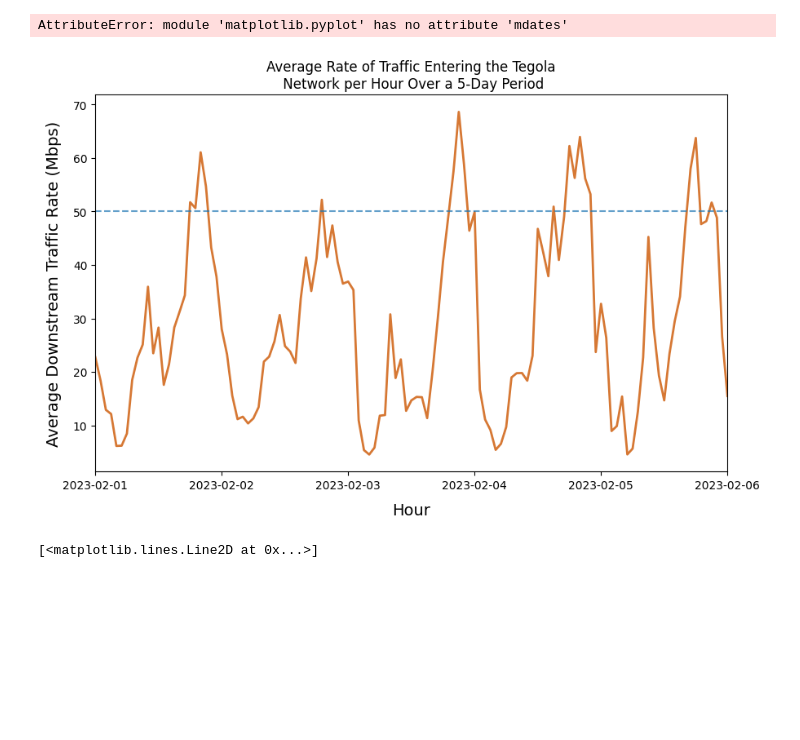
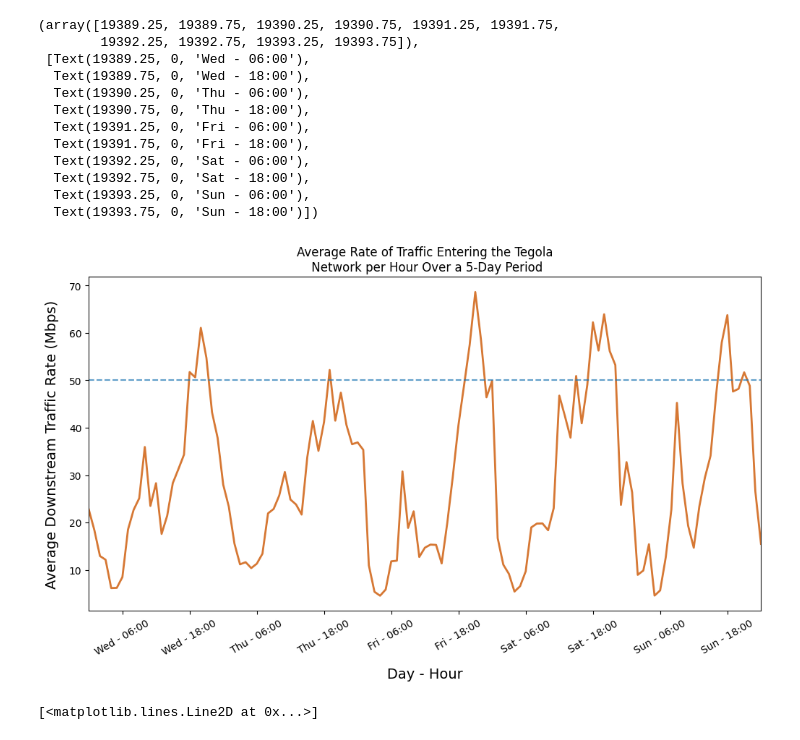
Before and after one commit to tegola-project-2022-23/sdn-routing-design, a Jupyter notebook: tegola/original_work/final_data.ipynb, the cells around one changed output. Cells and saved outputs as stored; diff of their text form; code cells hidden in the pictures; blank space fills up the shorter version.

```diff
--- a/tegola/original_work/final_data.ipynb
+++ b/tegola/original_work/final_data.ipynb
@@ -19,14 +19,11 @@ class Request:
         self.password = "ci5WeJoh"
 
         # Router -> Internet IDs
-        self.rti_ids = [["47072", "47073", "47068", "47061"], ["47707", "47722", "47711"], ["45623"], ["46494"], ["46640", "46641"],
-           ["46131"], ["52250", "44809", "44811", "48758", "48759", "48760", "48761"],
-           ["46367", "46359", "46362", "46365", "46366"], ["45626", "45625", "45639"]]
+        # order: mhi,blo,cor,pho,bco,smo,cam,usgr,ssh,lsgr
+        self.rti_ids = [["47072", "47073", "47068", "47061"], ["46494"], ["46640", "46641"], ["52250", "44809", "44811", "48758", "48759", "48760", "48761"], ["46367", "46359", "46362", "46365", "46366"], ["47707", "47722", "47711"], ["46131"], ["45626", "45625", "45639"], ["45623"]]
 
         # Internet -> Router IDs
-        self.itr_ids = [["47123", "47124", "47119", "47112"], ["47851", "47866", "47855"], ["45791"], ["46539"], ["46682", "46683"],
-           ["46074"], ["44896", "44898", "48803", "48804", "48805", "48806", "52256"],
-           ["46404", "46407", "46410", "46411", "46412"], ["45794", "45793", "45807"]]
+        self.itr_ids = [["47123", "47124", "47119", "47112"], ["46539"], ["46682", "46683"], ["44896", "44898", "48803", "48804", "48805", "48806", "52256"], ["46404", "46407", "46410", "46411", "46412"], ["47851", "47866", "47855"], ["46074"], ["45794", "45793", "45807"], ["45791"]]
 
         self.mhi_gateway_upstream_id = "47118"
         self.mhi_gateway_downstream_id = "47067"
@@ -91,29 +88,42 @@ gateway_dataset = [req.build(start_date, end_date, id) for id in req.gateway_id_
 # %%
 # Clean and plot the data for 5-day period
 import matplotlib.dates as mdates
-
+times = np.arange(1675231200, 1675641600, 43200)
 gateway_df = pd.DataFrame()
 gateway_df["time"] = pd.DataFrame.from_records(gateway_dataset[0])["clock"]
 i = 0
 for item in gateway_dataset:
     df_temp = pd.DataFrame.from_records(item)
     gateway_df[str(i)] = df_temp["value_avg"].astype(int) * 0.000001
     i += 1
 gateway_df["4"] = gateway_df.loc[:,['2','3']].sum(axis=1)
 gateway_df["5"] = gateway_df["time"].apply(lambda x: datetime.datetime.fromtimestamp(int(x)))
 xmin = datetime.datetime.fromtimestamp(1675209600)
 xmax = datetime.datetime.fromtimestamp(1675641600)
-fig, ax = plt.subplots(1, 1, figsize=(10,6))
+fig, ax = plt.subplots(1, 1, figsize=(12,6))
 ax.plot(gateway_df["5"], gateway_df["4"], color="chocolate", alpha = 0.9, linewidth = 2)
 ax.hlines(50, xmin, xmax, linestyle = 'dashed', alpha = 0.7)
 ax.set_ylabel("Average Downstream Traffic Rate (Mbps)", fontsize=14, labelpad=10)
-ax.set_xlabel("Hour", fontsize=14, labelpad=10)
+ax.set_xlabel("Day - Hour", fontsize=14, labelpad=10)
 ax.set_title("Average Rate of Traffic Entering the Tegola\n Network per Hour Over a 5-Day Period")
 ax.set_xlim(xmin, xmax)
-ax.xaxis.set_major_formatter(matplotlib.mdates.DateFormatter('%Y-%m-%d'))
+ax.xaxis.set_major_formatter(mdates.DateFormatter('%a - %H:%M'))
+ax.set_xticks([datetime.datetime.fromtimestamp(x) for x in times])
+plt.xticks(rotation=30)
 # %% [output]
-AttributeError: module 'matplotlib.pyplot' has no attribute 'mdates'
+(array([19389.25, 19389.75, 19390.25, 19390.75, 19391.25, 19391.75,
+        19392.25, 19392.75, 19393.25, 19393.75]),
+ [Text(19389.25, 0, 'Wed - 06:00'),
+  Text(19389.75, 0, 'Wed - 18:00'),
+  Text(19390.25, 0, 'Thu - 06:00'),
+  Text(19390.75, 0, 'Thu - 18:00'),
+  Text(19391.25, 0, 'Fri - 06:00'),
+  Text(19391.75, 0, 'Fri - 18:00'),
+  Text(19392.25, 0, 'Sat - 06:00'),
+  Text(19392.75, 0, 'Sat - 18:00'),
+  Text(19393.25, 0, 'Sun - 06:00'),
+  Text(19393.75, 0, 'Sun - 18:00')])
-[figure, old version]
+[figure, new version]
 # %%
 # Retrieve all the data for the last month of gateway traffic
 start_date = datetime.datetime(2023, 1, 1, 0, 0).timetuple()
```
Also changed, not shown: parts of 4 cells of this notebook.
